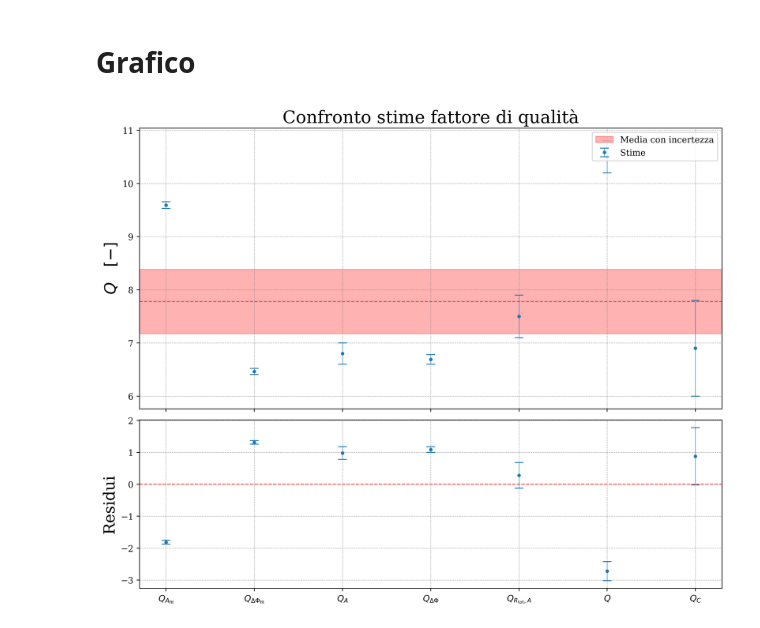
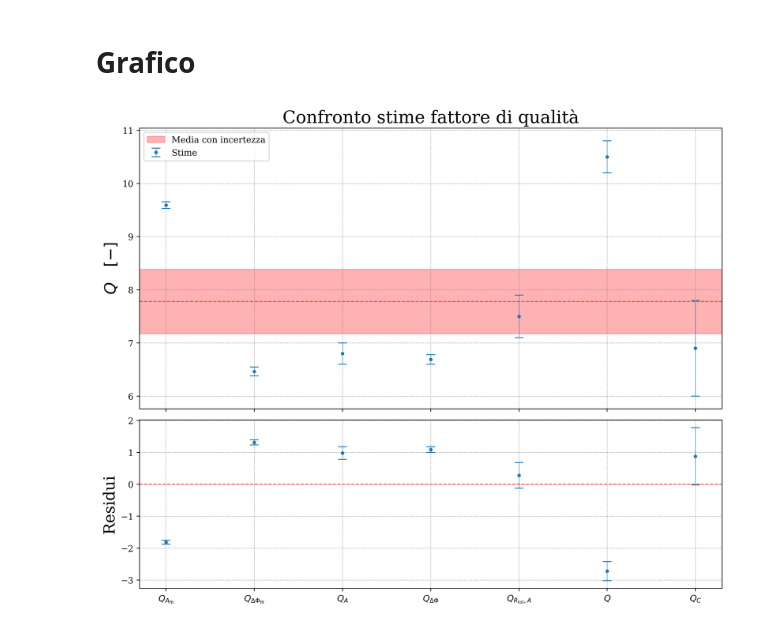
Before and after one commit to nichettg/Codici, a Jupyter notebook: 7. RLC Dominio Frequenza con Vin/confronto_Q.ipynb, the cells around one changed output. Drawn from its saved outputs; the diff is of its cells as text; code cells hidden in the pictures.

```diff
--- a/7. RLC Dominio Frequenza con Vin/confronto_Q.ipynb
+++ b/7. RLC Dominio Frequenza con Vin/confronto_Q.ipynb
@@ -129,32 +129,32 @@ if pesata:
     label = "Media pesata con incertezza"
 elif not pesata:
     label = "Media con incertezza"
 ax1.axhspan(
     media.val - media.s,
     media.val + media.s,
     alpha=0.3,
     color="red",
     label=label
 )
 
-ax1.legend(loc="upper right", bbox_to_anchor=(1,1), fontsize=10)
+ax1.legend(loc="upper left", bbox_to_anchor=(0,1), fontsize=10)
 
 # Residui
 ax2.errorbar(
     res[0],
     res[1],
     yerr=res[2],
     **gf.errorbar_params,
     color=gf.colori[0]
 )
 
 # Linea orizzontale
 ax2.axhline(
     0,
     **gf.line_params,
     color="red"
 )
 
 let.salva_grafico(fig1, file_output1)
 # %% [output]
-[figure, old version]
+[figure, new version]
```
Also changed, not shown: parts of 2 cells of this notebook, 22 other files.
